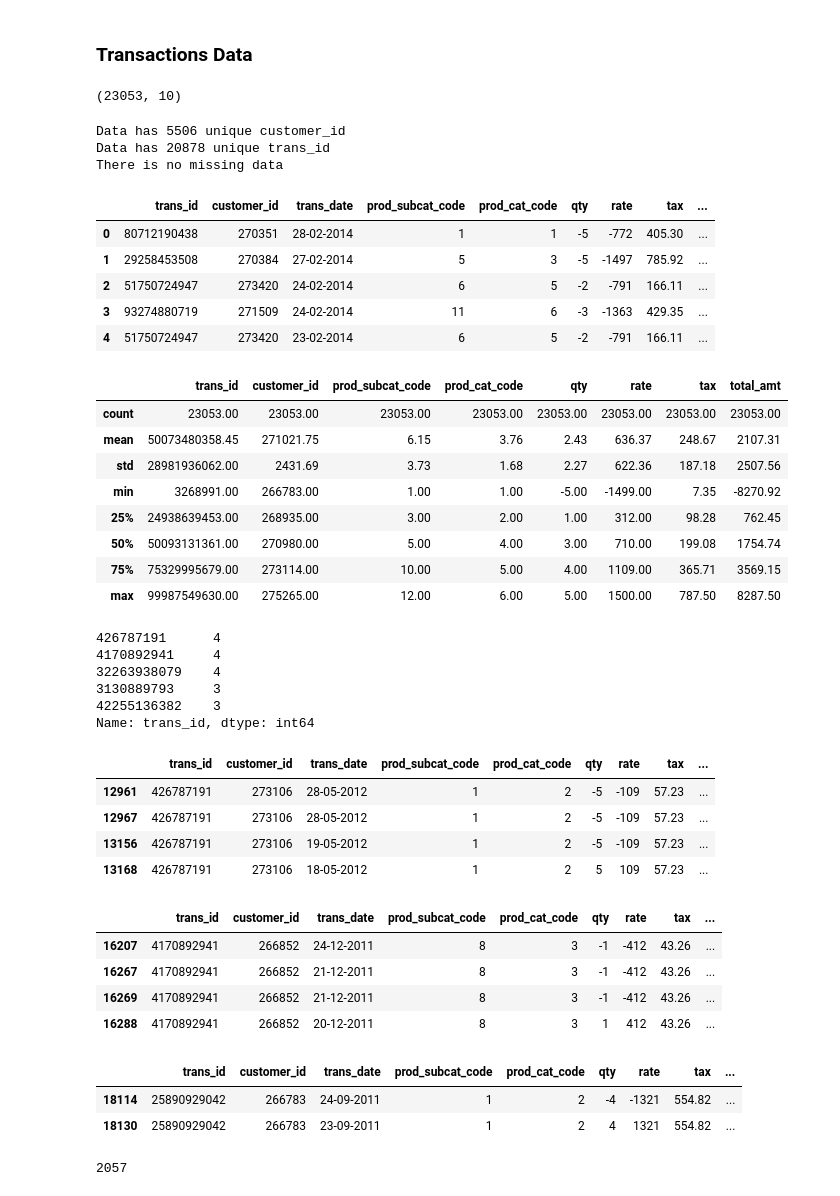
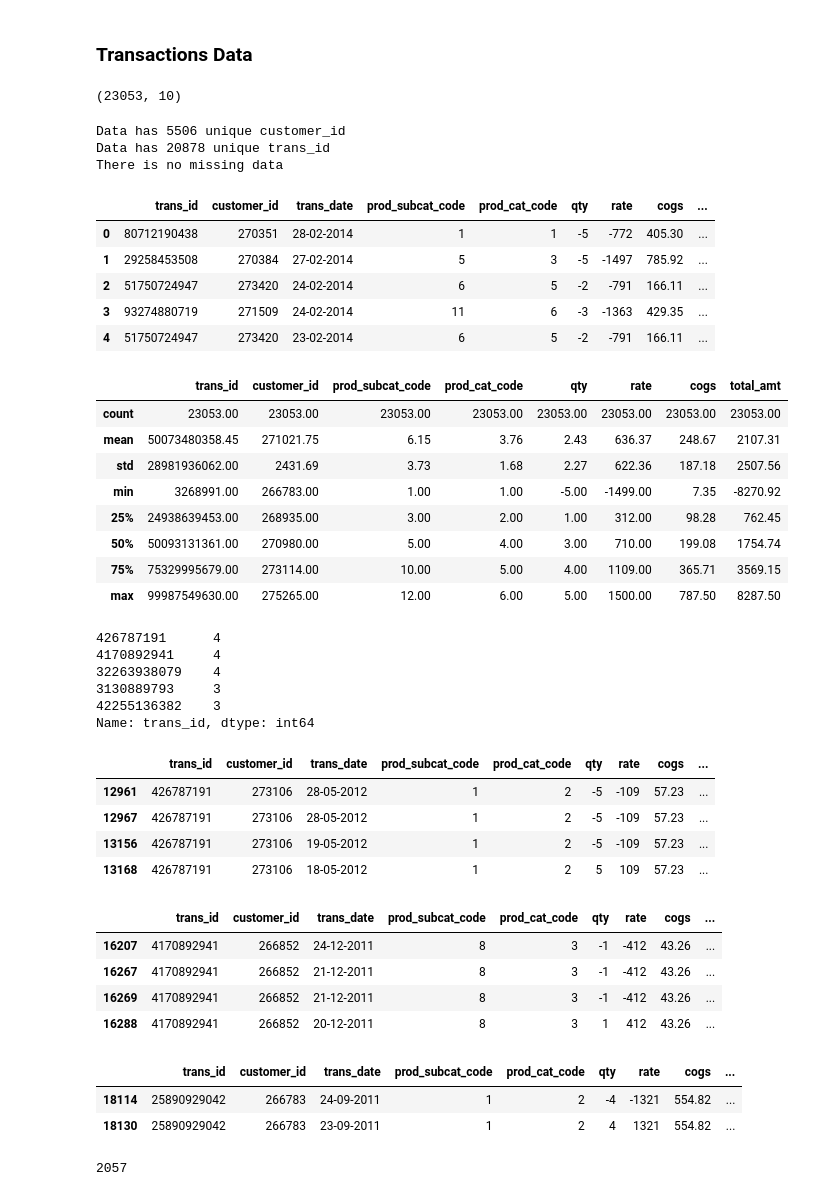
Before and after one commit to yvetteekon/retail-analytics, a Jupyter notebook: codes/02 - standardize feature names + audit + clean data.ipynb, the cells around one changed output. Drawn from its saved outputs; the diff is of its cells as text; code cells hidden in the pictures.

```diff
--- a/codes/02 - standardize feature names + audit + clean data.ipynb
+++ b/codes/02 - standardize feature names + audit + clean data.ipynb
@@ -78,25 +119,25 @@ df_customer['city_code'] = df_customer['city_code'].replace({np.nan:df_customer[
 # %% [markdown]
 ### Transactions Data
 # %%
-df_transactions.rename(columns={'transaction_id':'trans_id', 'cust_id':'customer_id', 'tran_date':'trans_date'}, inplace=True)
 df_transactions.columns = [c.lower() for c in df_transactions.columns]
+df_transactions.rename(columns={'tax':'cogs', 'transaction_id':'trans_id', 'cust_id':'customer_id', 'tran_date':'trans_date'}, inplace=True)
 df_transactions.shape
 mt.check_unique_no(df_transactions, ['customer_id', 'trans_id'])
 mt.missing_data_table(df_transactions)
 df_transactions.head()
 df_transactions.describe()
 # %% [output]
 (23053, 10)
 Data has 5506 unique customer_id
 Data has 20878 unique trans_id
 There is no missing data
-|  | trans_id | customer_id | trans_date | prod_subcat_code | prod_cat_code | qty | rate | tax | ... |
+|  | trans_id | customer_id | trans_date | prod_subcat_code | prod_cat_code | qty | rate | cogs | ... |
 | 0 | 80712190438 | 270351 | 28-02-2014 | 1 | 1 | -5 | -772 | 405.30 | ... |
 | 1 | 29258453508 | 270384 | 27-02-2014 | 5 | 3 | -5 | -1497 | 785.92 | ... |
 | 2 | 51750724947 | 273420 | 24-02-2014 | 6 | 5 | -2 | -791 | 166.11 | ... |
 | 3 | 93274880719 | 271509 | 24-02-2014 | 11 | 6 | -3 | -1363 | 429.35 | ... |
 | 4 | 51750724947 | 273420 | 23-02-2014 | 6 | 5 | -2 | -791 | 166.11 | ... |
-|  | trans_id | customer_id | prod_subcat_code | prod_cat_code | qty | rate | tax | total_amt |
+|  | trans_id | customer_id | prod_subcat_code | prod_cat_code | qty | rate | cogs | total_amt |
 | count | 23053.00 | 23053.00 | 23053.00 | 23053.00 | 23053.00 | 23053.00 | 23053.00 | 23053.00 |
 | mean | 50073480358.45 | 271021.75 | 6.15 | 3.76 | 2.43 | 636.37 | 248.67 | 2107.31 |
 | std | 28981936062.00 | 2431.69 | 3.73 | 1.68 | 2.27 | 622.36 | 187.18 | 2507.56 |
@@ -117,7 +158,7 @@ Name: trans_id, dtype: int64
 # %%
 df_transactions[df_transactions['trans_id'] == 426787191]
 # %% [output]
-|  | trans_id | customer_id | trans_date | prod_subcat_code | prod_cat_code | qty | rate | tax | ... |
+|  | trans_id | customer_id | trans_date | prod_subcat_code | prod_cat_code | qty | rate | cogs | ... |
 | 12961 | 426787191 | 273106 | 28-05-2012 | 1 | 2 | -5 | -109 | 57.23 | ... |
 | 12967 | 426787191 | 273106 | 28-05-2012 | 1 | 2 | -5 | -109 | 57.23 | ... |
 | 13156 | 426787191 | 273106 | 19-05-2012 | 1 | 2 | -5 | -109 | 57.23 | ... |
@@ -125,7 +166,7 @@ df_transactions[df_transactions['trans_id'] == 426787191]
 # %%
 df_transactions[df_transactions['trans_id'] == 4170892941]
 # %% [output]
-|  | trans_id | customer_id | trans_date | prod_subcat_code | prod_cat_code | qty | rate | tax | ... |
+|  | trans_id | customer_id | trans_date | prod_subcat_code | prod_cat_code | qty | rate | cogs | ... |
 | 16207 | 4170892941 | 266852 | 24-12-2011 | 8 | 3 | -1 | -412 | 43.26 | ... |
 | 16267 | 4170892941 | 266852 | 21-12-2011 | 8 | 3 | -1 | -412 | 43.26 | ... |
 | 16269 | 4170892941 | 266852 | 21-12-2011 | 8 | 3 | -1 | -412 | 43.26 | ... |
@@ -133,7 +174,7 @@ df_transactions[df_transactions['trans_id'] == 4170892941]
 # %%
 df_transactions[df_transactions['trans_id'] == 25890929042]
 # %% [output]
-|  | trans_id | customer_id | trans_date | prod_subcat_code | prod_cat_code | qty | rate | tax | ... |
+|  | trans_id | customer_id | trans_date | prod_subcat_code | prod_cat_code | qty | rate | cogs | ... |
 | 18114 | 25890929042 | 266783 | 24-09-2011 | 1 | 2 | -4 | -1321 | 554.82 | ... |
 | 18130 | 25890929042 | 266783 | 23-09-2011 | 1 | 2 | 4 | 1321 | 554.82 | ... |
 # %%
```
Also changed, not shown: parts of 36 cells of this notebook.
